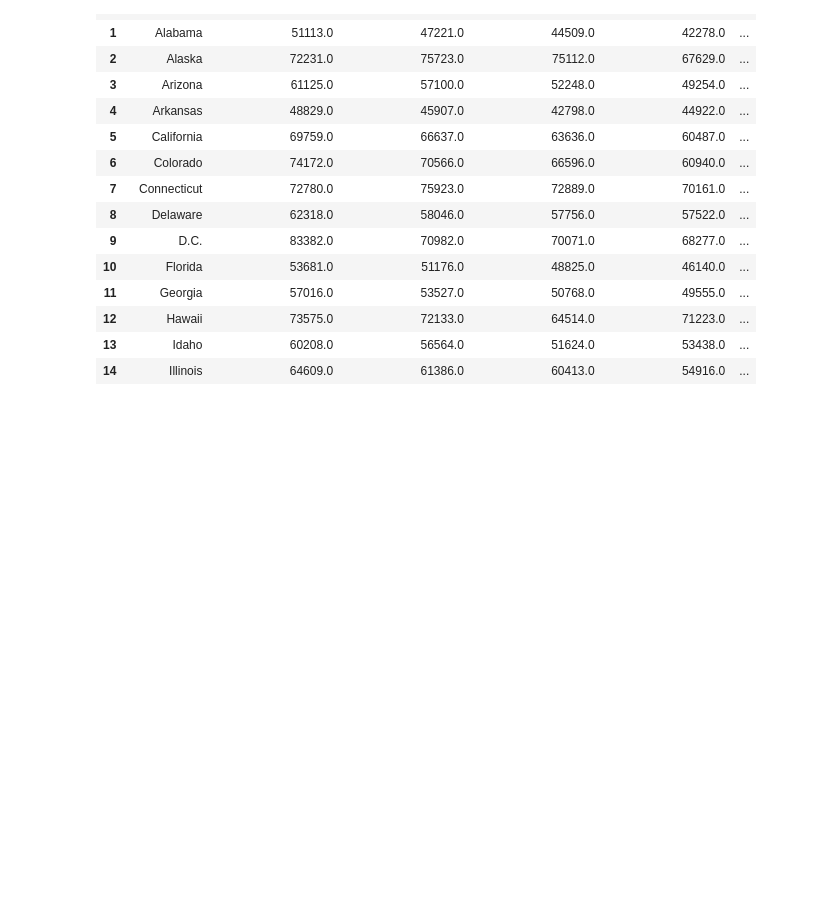
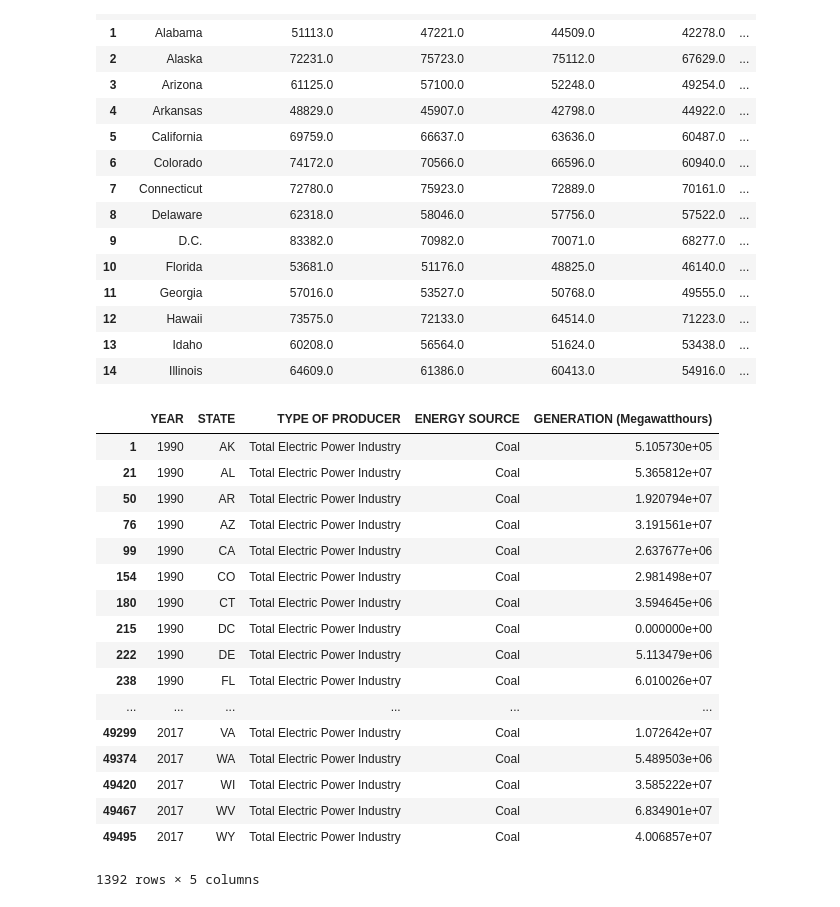
Before and after one commit to atjhsieh/Project-1, a Jupyter notebook: projectOne.ipynb, the cells around one changed output. Drawn from its saved outputs; the diff is of its cells as text; code cells hidden in the pictures; blank space fills up the shorter version.

Commit message:
updating master codefile, scott

```diff
--- a/projectOne.ipynb
+++ b/projectOne.ipynb
@@ -74,3 +74,54 @@ income_df.head(15)
 
 # OTHER NOTES: eGRID_All_Files_1996_thru_2016_data.zip contains all files from all editions of eGRID including operational data for the following years:
 #   1996, 1997, 1998, 1999, 2000, 2004, 2005, 2007, 2009, 2010, 2012, 2014, and 2016.
+# %%
+#Energy generation stuff
+#isolate type of producer
+scotts_total_power = eai_df[eai_df["TYPE OF PRODUCER"]=="Total Electric Power Industry"]
+scotts_total_power.head()
+
+#group by the important stuff
+scotts_total_power_df = scotts_total_power.groupby(["YEAR", "STATE", "ENERGY SOURCE"]).sum()
+scotts_total_power_df.head(10000)
+
+#isolate type of energy source
+Coal =scotts_total_power[scotts_total_power["ENERGY SOURCE"] =="Coal"]
+Petroleum =scotts_total_power[scotts_total_power["ENERGY SOURCE"] =="Petroleum"]
+Nuclear =scotts_total_power[scotts_total_power["ENERGY SOURCE"] =="Nuclear"]
+Natural_gas =scotts_total_power[scotts_total_power["ENERGY SOURCE"] =="Natural Gas"]
+Hydroelectric =scotts_total_power[scotts_total_power["ENERGY SOURCE"] =="Hydroelectric Conventional"]
+Other_biomass =scotts_total_power[scotts_total_power["ENERGY SOURCE"] =="Other Biomass"]
+Other =scotts_total_power[scotts_total_power["ENERGY SOURCE"] =="Other"]
+Total =scotts_total_power[scotts_total_power["ENERGY SOURCE"] =="Total"]
+
+#group the types of energy sources by state
+Coal_group = Coal.groupby(["YEAR","STATE"])
+Petroleum_group =Petroleum.groupby(["YEAR","STATE"])
+Nuclear_group =Nuclear.groupby(["YEAR","STATE"])
+Natural_gas_group =Natural_gas.groupby(["YEAR","STATE"])
+Hydroelectric_group =Hydroelectric.groupby(["YEAR","STATE"])
+Other_biomass_group =Other_biomass.groupby(["YEAR","STATE"])
+Other_group =Other.groupby(["YEAR","STATE"])
+Total_group =Total.groupby(["YEAR","STATE"])
+
+#lets see what the cleaned data looks like
+Coal_group.head(50)
+# %% [output]
+|  | YEAR | STATE | TYPE OF PRODUCER | ENERGY SOURCE | GENERATION (Megawatthours) |
+| 1 | 1990 | AK | Total Electric Power Industry | Coal | 5.105730e+05 |
+| 21 | 1990 | AL | Total Electric Power Industry | Coal | 5.365812e+07 |
+| 50 | 1990 | AR | Total Electric Power Industry | Coal | 1.920794e+07 |
+| 76 | 1990 | AZ | Total Electric Power Industry | Coal | 3.191561e+07 |
+| 99 | 1990 | CA | Total Electric Power Industry | Coal | 2.637677e+06 |
+| 154 | 1990 | CO | Total Electric Power Industry | Coal | 2.981498e+07 |
+| 180 | 1990 | CT | Total Electric Power Industry | Coal | 3.594645e+06 |
+| 215 | 1990 | DC | Total Electric Power Industry | Coal | 0.000000e+00 |
+| 222 | 1990 | DE | Total Electric Power Industry | Coal | 5.113479e+06 |
+| 238 | 1990 | FL | Total Electric Power Industry | Coal | 6.010026e+07 |
+| ... | ... | ... | ... | ... | ... |
+| 49299 | 2017 | VA | Total Electric Power Industry | Coal | 1.072642e+07 |
+| 49374 | 2017 | WA | Total Electric Power Industry | Coal | 5.489503e+06 |
+| 49420 | 2017 | WI | Total Electric Power Industry | Coal | 3.585222e+07 |
+| 49467 | 2017 | WV | Total Electric Power Industry | Coal | 6.834901e+07 |
+| 49495 | 2017 | WY | Total Electric Power Industry | Coal | 4.006857e+07 |
+1392 rows × 5 columns
```
